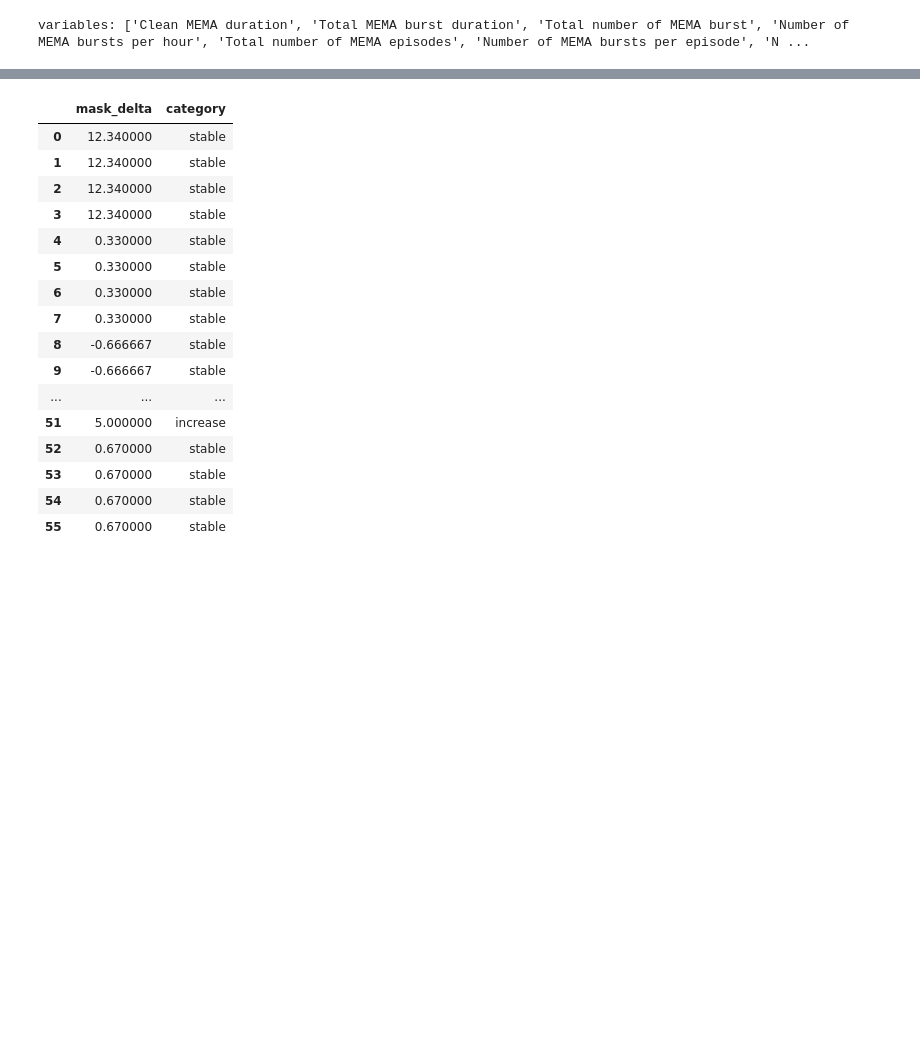
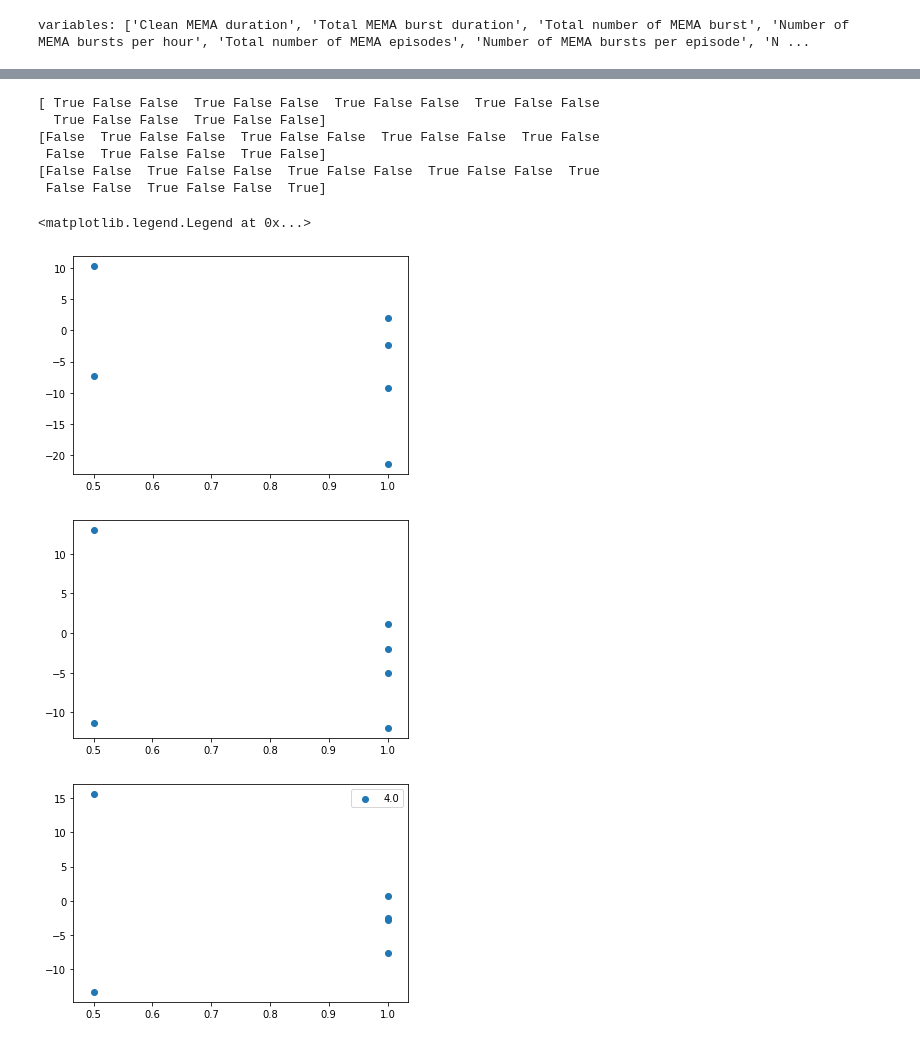
Before and after one commit to lkorczowski/Tinnitus-n-Sleep, a Jupyter notebook: notebooks/Contralateral_results_analysis.ipynb, the cells around one changed output, grey strips where cells are left out. Cells and saved outputs as stored; diff of their text form; code cells hidden in the pictures; blank space fills up the shorter version.

Commit message:
update laterality analysis

```diff
--- a/notebooks/Contralateral_results_analysis.ipynb
+++ b/notebooks/Contralateral_results_analysis.ipynb
@@ -275,3 +275,4 @@ meta_results.query("pvalue < 0.05")
 # %%
-reports.loc[reports["condition"]=="habituation"]["Number of MEMA episodes per hour"].subtract(reports.loc[reports["condition"]=="resmed"]["Number of MEMA episodes per hour"])
+diff_nb_episodes = reports.loc[reports["condition"]=="habituation"]["Number of MEMA episodes per hour"].values - reports.loc[reports["condition"]=="resmed"]["Number of MEMA episodes per hour"].values
+reports.loc[reports["condition"]=="habituation"]["THR_classif"].unique()
 # %% [output]
@@ -295,48 +280,19 @@ Name: Number of MEMA episodes per hour, dtype: float64
-# %%
-meta_results = pd.DataFrame()
-reports
-
-data = reports.query("category != 'control'")
-# loop over all quantitative variables (y_axis)
-for y_axis in quantitative_variables:
-    # loop on all classification results (each figure)
-    for threshold in reports["THR_classif"].unique():
-        data_loc = data[data["THR_classif"]==threshold]
-        f, axes = plt.subplots(1, len(effect_variable), figsize=(len(effect_variable)*7, 6))
-        # loop on all effect variables (each subplot)
-        for x_axis, ax in zip(effect_variable, axes):
-            sns.regplot(x=x_axis,y=y_axis,data=data_loc,fit_reg=True, ax=ax)
-            ax.set_xlim(min(data_loc[x_axis].values)-0.1,max(data_loc[x_axis].values)+0.1)
-            df = pd.DataFrame({'x': data_loc[x_axis].values, 'y': data_loc[y_axis].values}).dropna()
-            regression_result = scipy.stats.linregress(df.x,df.y)
-            tmp = {"x_axis":x_axis, "y_axis":y_axis, "THR_classif": [threshold]}
-            textstr = f"Threshold {threshold:.1f} "
-            for a, re in zip(regression_result._fields, regression_result):
-                textstr = textstr + "\n" + f"{a} {re:.2f} "
-                tmp[a] = [re]
-            ax.set_title("Effect of bruxism")
-            # place patch
-            props = dict(boxstyle='round', facecolor='wheat', alpha=0.2)
-            ax.text(0.05, 0.95, textstr, transform=ax.transAxes, fontsize=12,
-                    verticalalignment='top', bbox=props)
-
-            # save results
-            meta_results = pd.concat([meta_results, pd.DataFrame(tmp)])
-# %% [output]
-|  | mask_delta | category |
-| 0 | 12.340000 | stable |
-| 1 | 12.340000 | stable |
-| 2 | 12.340000 | stable |
-| 3 | 12.340000 | stable |
-| 4 | 0.330000 | stable |
-| 5 | 0.330000 | stable |
-| 6 | 0.330000 | stable |
-| 7 | 0.330000 | stable |
-| 8 | -0.666667 | stable |
-| 9 | -0.666667 | stable |
-| ... | ... | ... |
-| 51 | 5.000000 | increase |
-| 52 | 0.670000 | stable |
-| 53 | 0.670000 | stable |
-| 54 | 0.670000 | stable |
-| 55 | 0.670000 | stable |
+# %%
+for threshold in reports["THR_classif"].unique():
+    plt.figure()
+    index = (reports.loc[reports["condition"]=="habituation"]["THR_classif"] == threshold).values
+    print(index)
+    plt.scatter(reports.loc[reports["condition"]=="habituation"]["Laterality"].values[index], diff_nb_episodes[index], label=threshold )
+
+plt.legend()
+# %% [output]
+[ True False False  True False False  True False False  True False False
+  True False False  True False False]
+[False  True False False  True False False  True False False  True False
+ False  True False False  True False]
+[False False  True False False  True False False  True False False  True
+ False False  True False False  True]
+<matplotlib.legend.Legend at 0x...>
+[figure, added]
+[figure, added]
+[figure, added]
```
Also changed, not shown: parts of 3 cells of this notebook.
